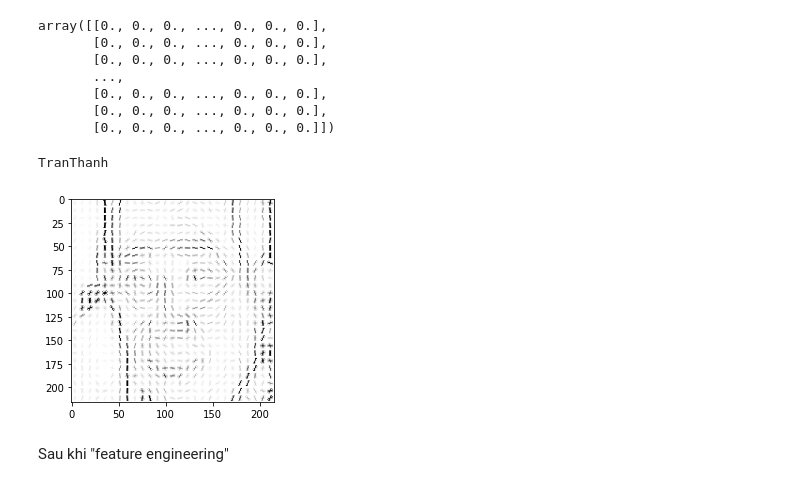
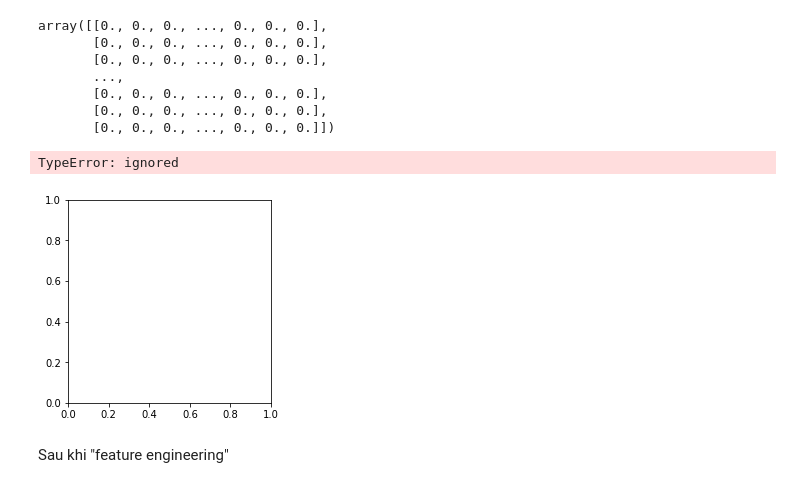
Before and after one commit to latruonghai/CS114.K21, a Jupyter notebook: DoAn_DPT.ipynb, the cells around one changed output. Cells and saved outputs as stored; diff of their text form; code cells hidden in the pictures.

```diff
--- a/DoAn_DPT.ipynb
+++ b/DoAn_DPT.ipynb
@@ -47,8 +47,8 @@ def read_img(path):
       label.append(folder)
   return np.round(np.asarray(image),2),np.asarray(label,dtype='object')
 # %%
-path_train = 'drive/My Drive/ML/Train'
-path_test = 'drive/My Drive/ML/Test'
+path_train = 'gdrive/My Drive/ML/Train'
+path_test = 'gdrive/My Drive/ML/Test'
 
 x_train,y_train = read_img(path_train)
 x_test,y_test = read_img(path_test)
@@ -62,15 +62,15 @@ array([[0., 0., 0., ..., 0., 0., 0.],
        [0., 0., 0., ..., 0., 0., 0.],
        [0., 0., 0., ..., 0., 0., 0.]])
 # %%
-fig = plt.figure(figsize = (8,4))
+"""fig = plt.figure(figsize = (8,4))
 ax1 = fig.add_subplot(1,2, 1)
 ax1.imshow(x_train[0],cmap = "binary")
 #ax2 = fig.add_subplot(1,2, 2)
 print(y_train[0])
-#ax2.imshow(dog_edges, cmap='binary')
+#ax2.imshow(dog_edges, cmap='binary')"""
 # %% [output]
-TranThanh
+TypeError: ignored
-[figure, old version]
+[figure, new version]
 # %% [markdown]
 Sau khi "feature engineering"
 # %%
```
Also changed, not shown: parts of 19 cells of this notebook.
